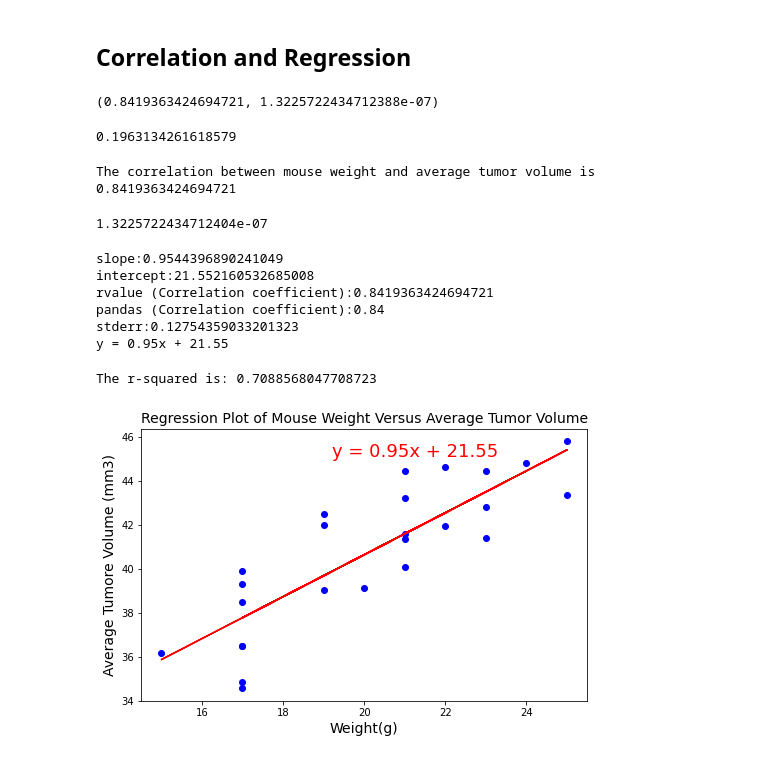
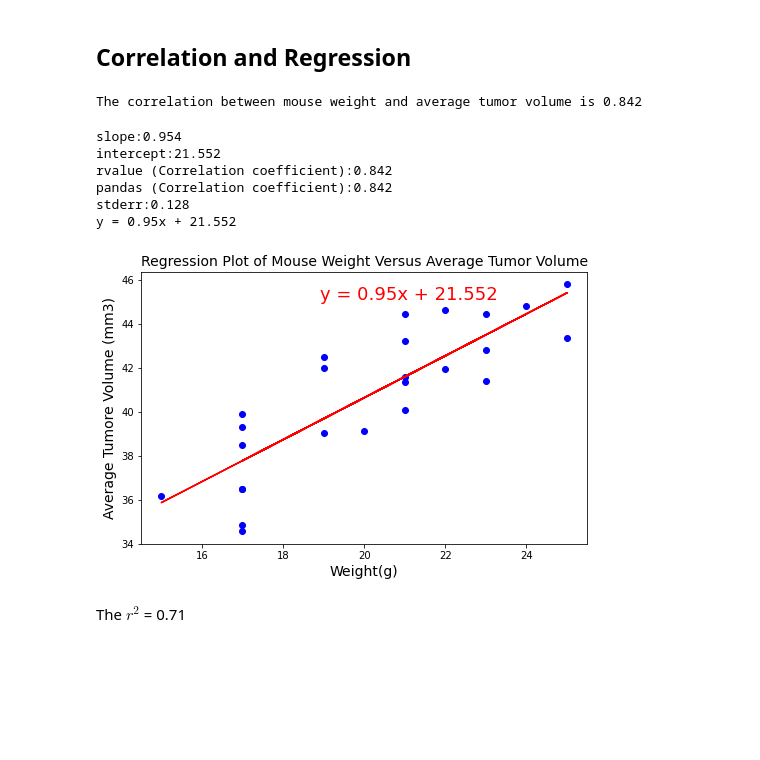
Before and after one commit to yaf978/Matplotlib_Challenge, a Jupyter notebook: Pymaceuticals/pymaceuticals.ipynb, the cells around one changed output. Cells and saved outputs as stored; diff of their text form; code cells hidden in the pictures; blank space fills up the shorter version.

```diff
--- a/Pymaceuticals/pymaceuticals.ipynb
+++ b/Pymaceuticals/pymaceuticals.ipynb
@@ -410,69 +427,61 @@ plt.show()
 # Calculate the correlation coefficient and linear regression model
 # for mouse weight and average tumor volume for the Capomulin regimen
 # 1- correlation Calculate
-correlation =(st.pearsonr(average_tv_vs_mw_capomulin['Weight (g)'],average_tv_vs_mw_capomulin['Tumor Volume (mm3)']))
+correlation =(st.pearsonr(average_tv_vs_mw_capomulin['Weight (g)'],
+                          average_tv_vs_mw_capomulin['Tumor Volume (mm3)']))
+correlation = round(correlation[0],3)
 correlation
+
+print(f"The correlation between mouse weight and average tumor volume is {correlation}")
 # %% [output]
-(0.8419363424694721, 1.3225722434712388e-07)
+The correlation between mouse weight and average tumor volume is 0.842
-# %%
-s=4.994774
-1/np.sqrt(1 + s**2)
-# %% [output]
-0.1963134261618579
-# %%
-print(f"The correlation between mouse weight and average tumor volume is {correlation[0]}")
-# %% [output]
-The correlation between mouse weight and average tumor volume is 0.8419363424694721
 # %%
 x_values = average_tv_vs_mw_capomulin['Weight (g)']
 y_values = average_tv_vs_mw_capomulin['Tumor Volume (mm3)']
 
-# (slope, intercept, rvalue, pvalue, stderr)
-result = st.linregress(x_values, y_values)
-slope= result.slope
-intercept = result.intercept
-rvalue = result.rvalue
-pvalue = result.pvalue
-stderr = result.stderr
-print(pvalue)
+(slope, intercept, rvalue, pvalue, stderr) = st.linregress(x_values, y_values)
+
+
+
+
+
+regress_values = x_values * slope + intercept
+
+
+print(f"slope:{round(slope,3)}")
+print(f"intercept:{round(intercept,3)}")
+print(f"rvalue (Correlation coefficient):{round(rvalue,3)}")
+print(f"pandas (Correlation coefficient):{round(correlation,3)}")
+print(f"stderr:{round(stderr,3)}")
+
+line_eq = "y = " + str(round(slope,2)) + "x + " + str(round(intercept,3))
+
+print(line_eq)
 # %% [output]
-1.3225722434712404e-07
+slope:0.954
+intercept:21.552
+rvalue (Correlation coefficient):0.842
+pandas (Correlation coefficient):0.842
+stderr:0.128
+y = 0.95x + 21.552
-# %%
-regress_values = x_values * slope + intercept
-
-print(f"slope:{slope}")
-print(f"intercept:{intercept}")
-print(f"rvalue (Correlation coefficient):{rvalue}")
-print(f"pandas (Correlation coefficient):{corr}")
-print(f"stderr:{stderr}")
-
-line_eq = "y = " + str(round(slope,2)) + "x + " + str(round(intercept,2))
-
-print(line_eq)
-# %% [output]
-slope:0.9544396890241049
-intercept:21.552160532685008
-rvalue (Correlation coefficient):0.8419363424694721
-pandas (Correlation coefficient):0.84
-stderr:0.12754359033201323
-y = 0.95x + 21.55
 # %%
 fig1, ax1 = plt.subplots(figsize=(8, 5))
 
 plt.scatter(x_values,y_values, color="b")
 plt.plot(x_values,regress_values,"r")
 plt.title('Regression Plot of Mouse Weight Versus Average Tumor Volume',fontsize =14)
 plt.xlabel('Weight(g)',fontsize =14)
 plt.ylabel('Average Tumore Volume (mm3)',fontsize =14)
 
 ax1.annotate(line_eq, xy=(20, 40), xycoords='data',xytext=(0.8, 0.95),
              textcoords='axes fraction',horizontalalignment='right',
              verticalalignment='top',fontsize=18,color="r")
-
-print(f"The r-squared is: {rvalue**2}")
+r_squared = rvalue**2
+# print(f"The r_squared is: {round(rvalue**2,2)}")
 
 
 plt.show()
 # %% [output]
-The r-squared is: 0.7088568047708723
-[figure, old version]
+[figure, new version]
+# %% [markdown]
+The $r^{2}$ = 0.71
```
Also changed, not shown: parts of 8 cells of this notebook, 1 other file.
